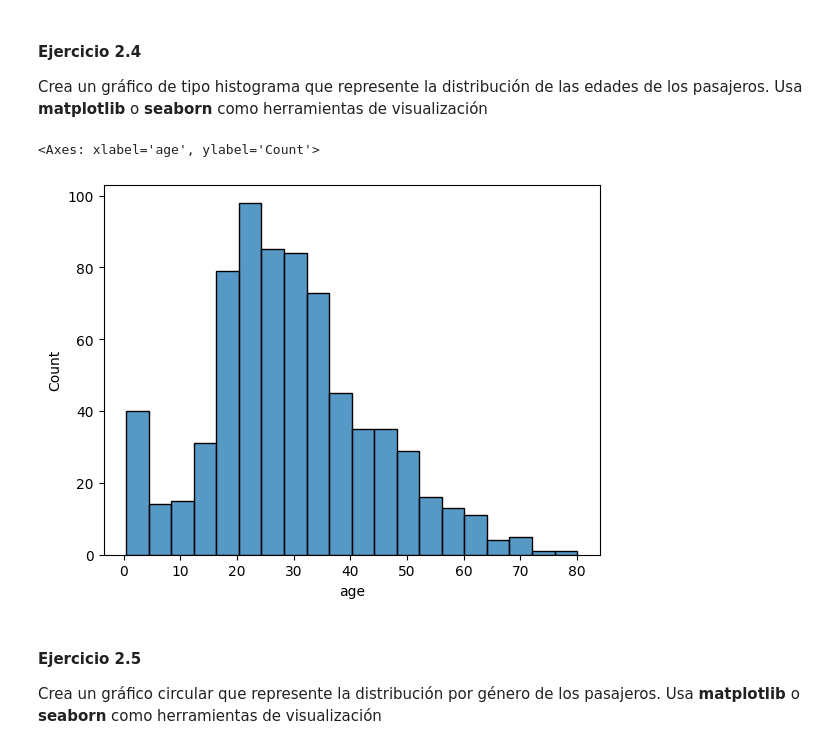
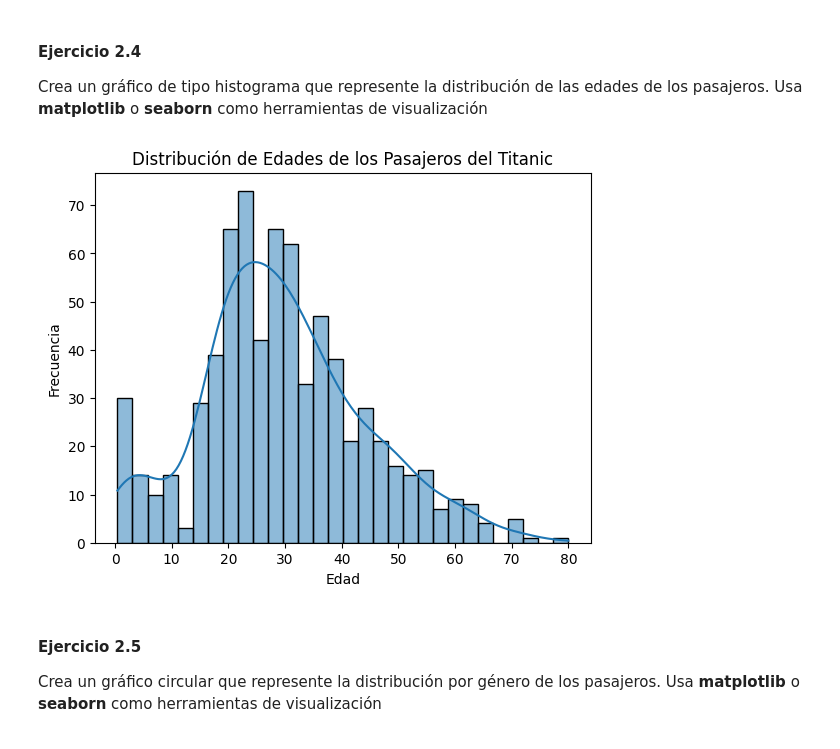
Before and after one commit to okcee/proyectos2025, a Jupyter notebook: Proyecto_IA325/proyecto.ipynb, the cells around one changed output. Drawn from its saved outputs; the diff is of its cells as text; code cells hidden in the pictures.

```diff
--- a/Proyecto_IA325/proyecto.ipynb
+++ b/Proyecto_IA325/proyecto.ipynb
@@ -85,10 +98,14 @@ df
 Crea un gráfico de tipo histograma que represente la distribución de las edades de los pasajeros. Usa **matplotlib** o **seaborn** como herramientas de visualización
 # %%
 # Resuelve aqui el ejercicio 2.4
-sns.histplot(df['age']) # Sobre la columna "ages" creamos un gráfico tipo histograma
+import matplotlib.pyplot as plt
+sns.histplot(df['age'], kde=True, bins=30) # Sobre la columna "ages" creamos un gráfico tipo histograma
+plt.title('Distribución de Edades de los Pasajeros del Titanic')
+plt.xlabel('Edad')
+plt.ylabel('Frecuencia')
+plt.show()
 # %% [output]
-<Axes: xlabel='age', ylabel='Count'>
-[figure, old version]
+[figure, new version]
 # %% [markdown]
 #### Ejercicio 2.5
 Crea un gráfico circular que represente la distribución por género de los pasajeros. Usa **matplotlib** o **seaborn** como herramientas de visualización
```
Also changed, not shown: parts of 7 cells of this notebook, 1 other file.
